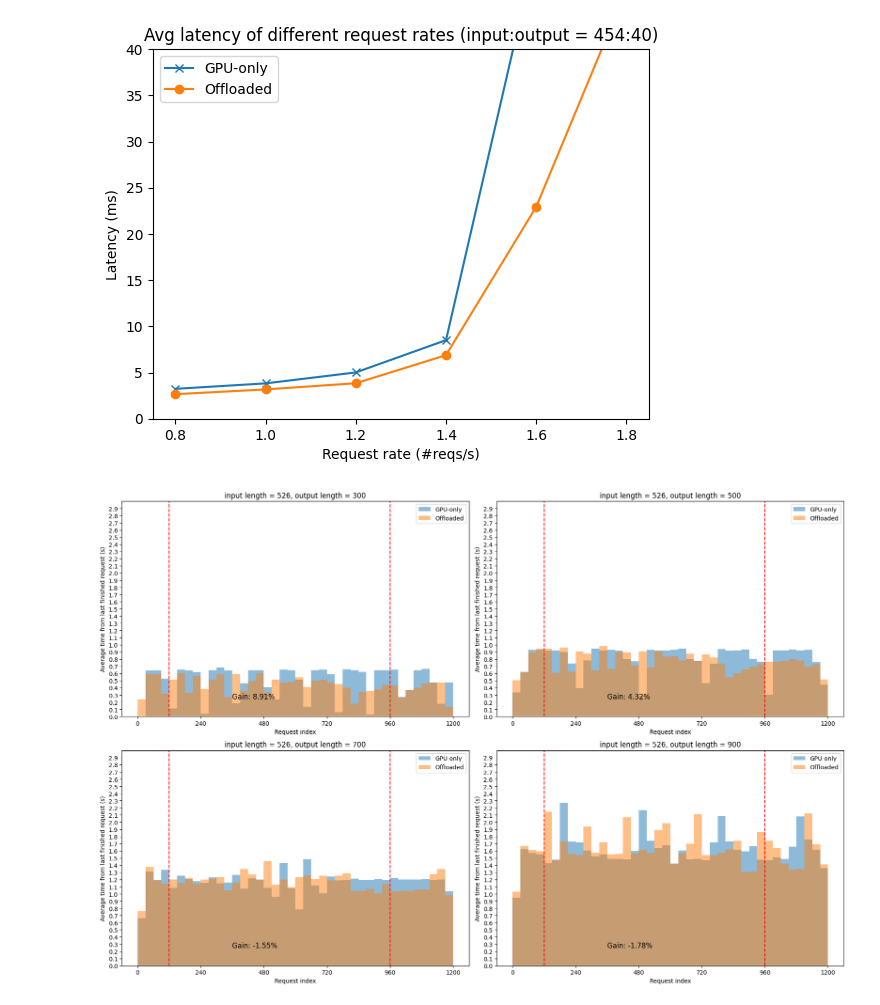
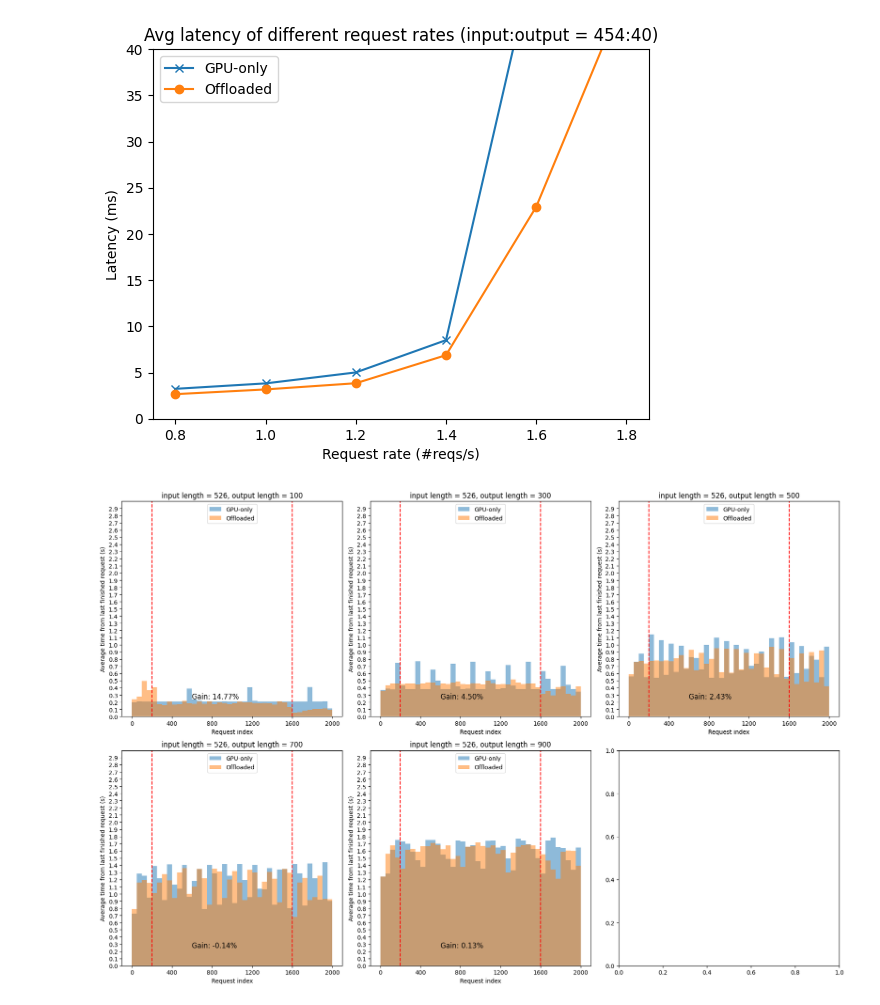
Before and after one commit to SwiftSeal03/swiftLLM, a Jupyter notebook: profile/e2e-illst.ipynb, the cells around one changed output. Drawn from its saved outputs; the diff is of its cells as text; code cells hidden in the pictures.

```diff
--- a/profile/e2e-illst.ipynb
+++ b/profile/e2e-illst.ipynb
@@ -142,8 +142,8 @@ import json
 import numpy as np
 import matplotlib.pyplot as plt
 
-num_data = 1200
-path_prefix = '../data/d1006/'
+num_data = 2000
+path_prefix = '../data/d1008/'
 
 def draw_req_bar_diagram(in_len, out_len, ax: plt.Axes):
   file_names = [f'{num_data}-{in_len}-{out_len}-True.json', f'{num_data}-{in_len}-{out_len}-False.json']
@@ -228,33 +228,33 @@ def draw_itr_bar_diagram(in_len, out_len, ax: plt.Axes):
   # ax.set_yticks([i * 0.1 for i in range(30)])
   # ax.set_ylim(0, 3.0)
   ax.set_xlabel('Time (s)')
   ax.set_ylabel('Number of tokens')
   ax.legend()
   ax.title.set_text(f'input length = {in_len}, output length = {out_len}')
 
-nr, nc = 2, 2
+nr, nc = 2, 3
 fig, axes = plt.subplots(nr, nc)
 in2out = {
   # 406: [200]
-  526: [300, 500, 700, 900]
+  526: [100, 300, 500, 700, 900]
   # 2000: [50, 51, 53, 55, 57, 59],
   # 225: [50, 55, 60, 65],
   # 454: [50, 55, 60, 65],
   # 539: [50, 55, 60, 65],
   # 750: [50, 55, 60, 65],
   # 820: [50, 55, 60, 65],
   # 986: [60, 65],
   # 2203: [50, 60, 70, 80, 90],
   # 1173: [50, 55, 60, 65],
 }
 
 settings = [(in_len, out_len) for in_len in in2out for out_len in in2out[in_len]]
 
 fig.set_size_inches(18, 12)
 for i, (in_len, out_len) in enumerate(settings):
   draw_req_bar_diagram(in_len, out_len, axes[i // nc, i % nc])
   # draw_itr_bar_diagram(in_len, out_len, axes[i // nc, i % nc])
 
 plt.tight_layout()
 # %% [output]
-[figure, old version]
+[figure, new version]
```
Also changed, not shown: 15 other files.
